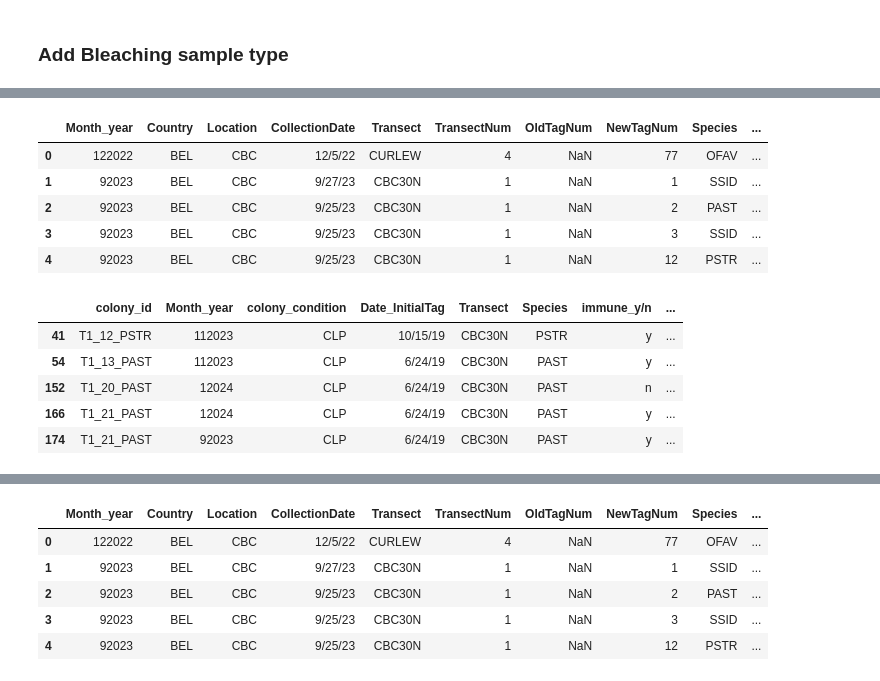
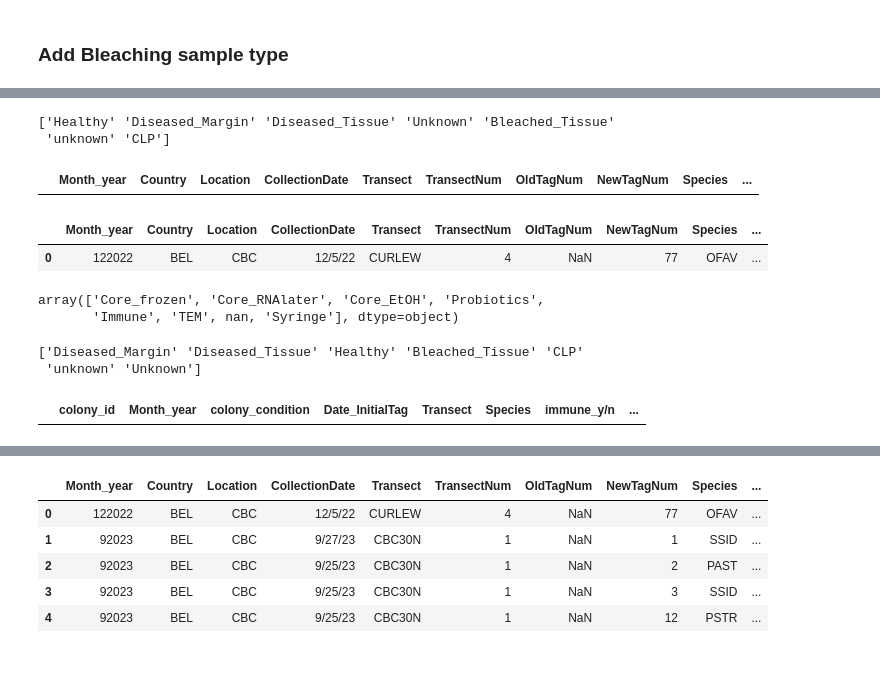
Before and after one commit to brookewicz/Code_notebook, a Jupyter notebook: QA_QC/SampleData/BleachedSamples.ipynb, the cells around one changed output, grey strips where cells are left out. Cells and saved outputs as stored; diff of their text form; code cells hidden in the pictures.

```diff
--- a/QA_QC/SampleData/BleachedSamples.ipynb
+++ b/QA_QC/SampleData/BleachedSamples.ipynb
@@ -67 +66,15 @@ sample.head()
+# %%
+print(sample['Health_status'].unique())
+sample[sample['Tubelabel_species'].isna()]
+# there are no NAs in health status or tubelabel
+# %% [output]
+['Healthy' 'Diseased_Margin' 'Diseased_Tissue' 'Unknown' 'Bleached_Tissue'
+ 'unknown' 'CLP']
+|  | Month_year | Country | Location | CollectionDate | Transect | TransectNum | OldTagNum | NewTagNum | Species | ... |
+# %%
+sample.loc[sample['Tubelabel_species']=='122022_BEL_CBC_T4_18_OFAV',:]
+# troubleshooting
+# %% [output]
+|  | Month_year | Country | Location | CollectionDate | Transect | TransectNum | OldTagNum | NewTagNum | Species | ... |
+| 0 | 122022 | BEL | CBC | 12/5/22 | CURLEW | 4 | NaN | 77 | OFAV | ... |
 # %%
@@ -78,14 +93,5 @@ sample.loc[
 
 # (code is in place replacement)
-# %%
-sample.head()
-# %% [output]
-|  | Month_year | Country | Location | CollectionDate | Transect | TransectNum | OldTagNum | NewTagNum | Species | ... |
-| 0 | 122022 | BEL | CBC | 12/5/22 | CURLEW | 4 | NaN | 77 | OFAV | ... |
-| 1 | 92023 | BEL | CBC | 9/27/23 | CBC30N | 1 | NaN | 1 | SSID | ... |
-| 2 | 92023 | BEL | CBC | 9/25/23 | CBC30N | 1 | NaN | 2 | PAST | ... |
-| 3 | 92023 | BEL | CBC | 9/25/23 | CBC30N | 1 | NaN | 3 | SSID | ... |
-| 4 | 92023 | BEL | CBC | 9/25/23 | CBC30N | 1 | NaN | 12 | PSTR | ... |
 # %%
 # match sample type to colony statuses
 # got from my cbc_metagenomics code
@@ -110,2 +110,7 @@ sample_subset=sample[
 # %%
 ## BELOW SCRIPT IS IN PROGRESS 8/20/2025
+# %%
+sample['Sample_type'].unique()
+# %% [output]
+array(['Core_frozen', 'Core_RNAlater', 'Core_EtOH', 'Probiotics',
+       'Immune', 'TEM', nan, 'Syringe'], dtype=object)
@@ -146,9 +162,8 @@ merged = pd.merge(
-# %%
-merged.loc[merged['colony_condition']=='CLP',:].head(5)
-# %% [output]
-|  | colony_id | Month_year | colony_condition | Date_InitialTag | Transect | Species | immune_y/n | ... |
-| 41 | T1_12_PSTR | 112023 | CLP | 10/15/19 | CBC30N | PSTR | y | ... |
-| 54 | T1_13_PAST | 112023 | CLP | 6/24/19 | CBC30N | PAST | y | ... |
-| 152 | T1_20_PAST | 12024 | CLP | 6/24/19 | CBC30N | PAST | n | ... |
-| 166 | T1_21_PAST | 12024 | CLP | 6/24/19 | CBC30N | PAST | y | ... |
-| 174 | T1_21_PAST | 92023 | CLP | 6/24/19 | CBC30N | PAST | y | ... |
+# %%
+print(merged['sample_condition'].unique())
+merged[merged['Tubelabel_species'].isna()]
+# no NAs
+# %% [output]
+['Diseased_Margin' 'Diseased_Tissue' 'Healthy' 'Bleached_Tissue' 'CLP'
+ 'unknown' 'Unknown']
+|  | colony_id | Month_year | colony_condition | Date_InitialTag | Transect | Species | immune_y/n | ... |
```
Also changed, not shown: parts of 22 cells of this notebook.
